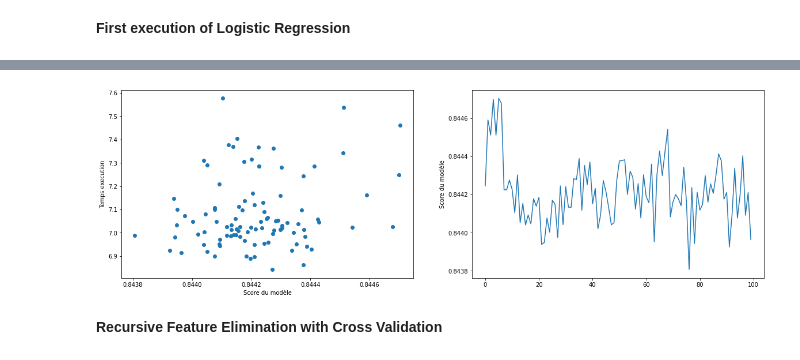
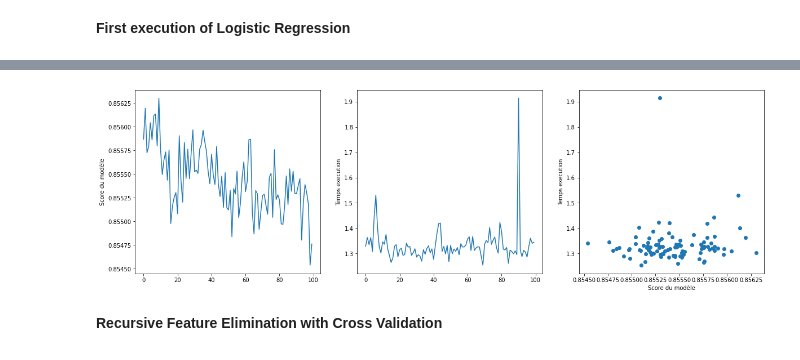
Before and after one commit to trodrigue1304/Fraud_detection_algorithm, a Jupyter notebook: source.ipynb, the cells around one changed output, grey strips where cells are left out. Drawn from its saved outputs; the diff is of its cells as text; code cells hidden in the pictures.

Commit message:
Version with dask

```diff
--- a/source.ipynb
+++ b/source.ipynb
@@ -1176,4 +1178,8 @@ LogisticRegression(C=1, class_weight=None, dual=False, fit_intercept=True,
+# %%
+with joblib.parallel_backend('dask'):
+  cv_estimator.fit(X_train_st, Y_train)
 # %%
-cv_scores = cross_val_score(cv_estimator, X_train, Y_train, cv=5, scoring='roc_auc')
+with joblib.parallel_backend('dask'):
+  cv_scores = cross_val_score(cv_estimator, X_train_st, Y_train, cv=5, scoring='roc_auc')
 cv_scores.mean()
 # %% [output]
@@ -1181,5 +1187,4 @@ cv_scores.mean()
 # %%
-cv_estimator.fit(X_train,Y_train)
 importance = cv_estimator.coef_[0]
 imp=np.zeros(len(importance))
 #plot feature importance
@@ -1196,28 +1203,29 @@ vscores=np.zeros(100)
 vtime=np.zeros(100)
 for i in range(100):
   tps1 = time.clock()
-  logit=LogisticRegression(C=i+1,random_state=42)
-  cv_scores = cross_val_score(logit, X_train, Y_train, cv=5, scoring='roc_auc')
+  with joblib.parallel_backend('dask'):
+    logit=LogisticRegression(C=i+1,random_state=42)
+    cv_scores = cross_val_score(logit, X_train_st, Y_train, cv=5, scoring='roc_auc')
   tps2 = time.clock()
   vscores[i]=cv_scores.mean()
   vtime[i]=tps2-tps1
 # %%
 plt.figure(figsize=(20,6))
 
-plt.subplot(1,3,1)
+plt.subplot(131)
 plt.plot(vscores)
 plt.ylabel('Score du modèle')
-plt.show()
 
-plt.subplot(1,3,2)
+plt.subplot(132)
 plt.plot(vtime)
 plt.ylabel('Temps execution')
 
-plt.subplot(1,3,3)
+plt.subplot(133)
 plt.scatter(vscores,vtime)
 plt.ylabel('Temps execution')
 plt.xlabel('Score du modèle')
+plt.show()
 # %% [output]
-[figure, old version]
+[figure, new version]
 # %% [markdown]
 **Recursive Feature Elimination with Cross Validation**
```
Also changed, not shown: parts of 89 cells of this notebook.
